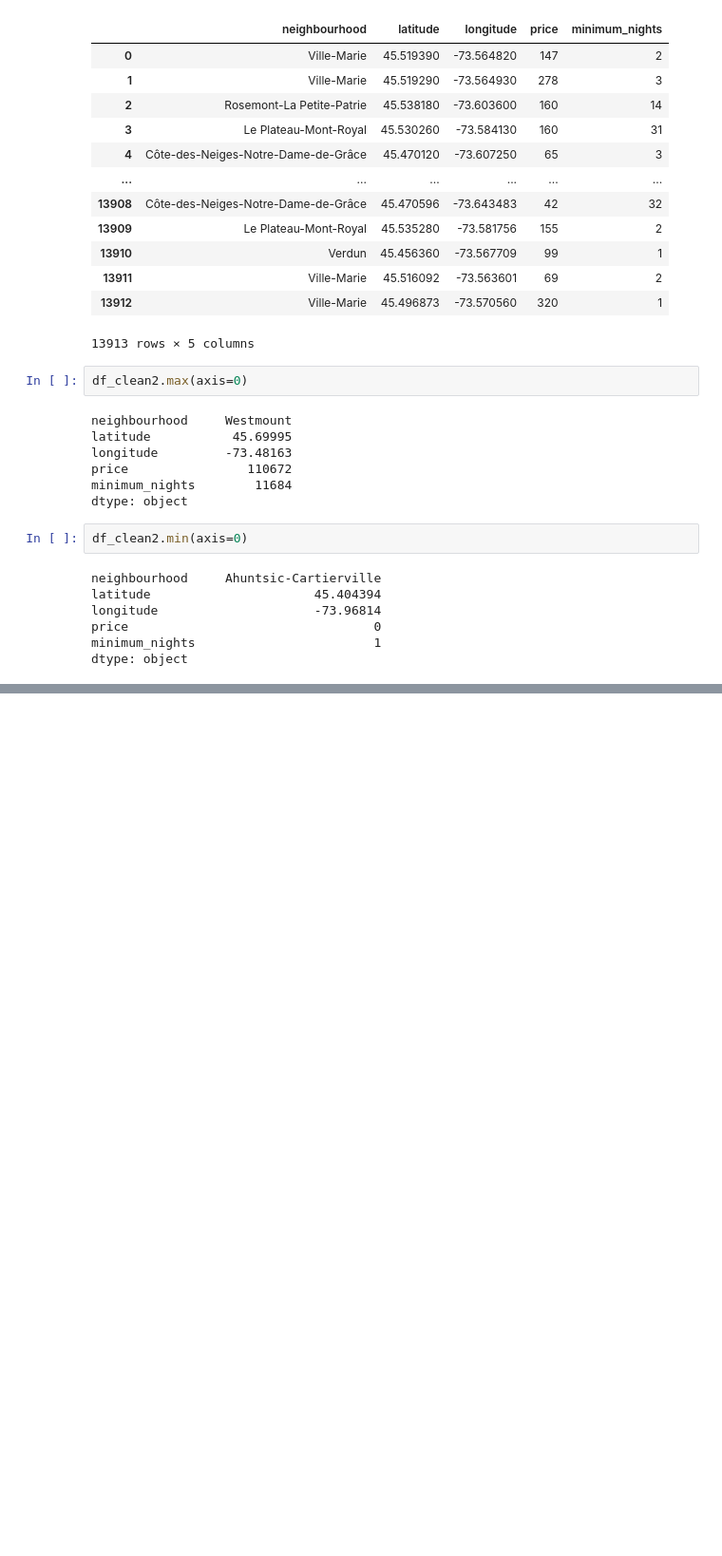
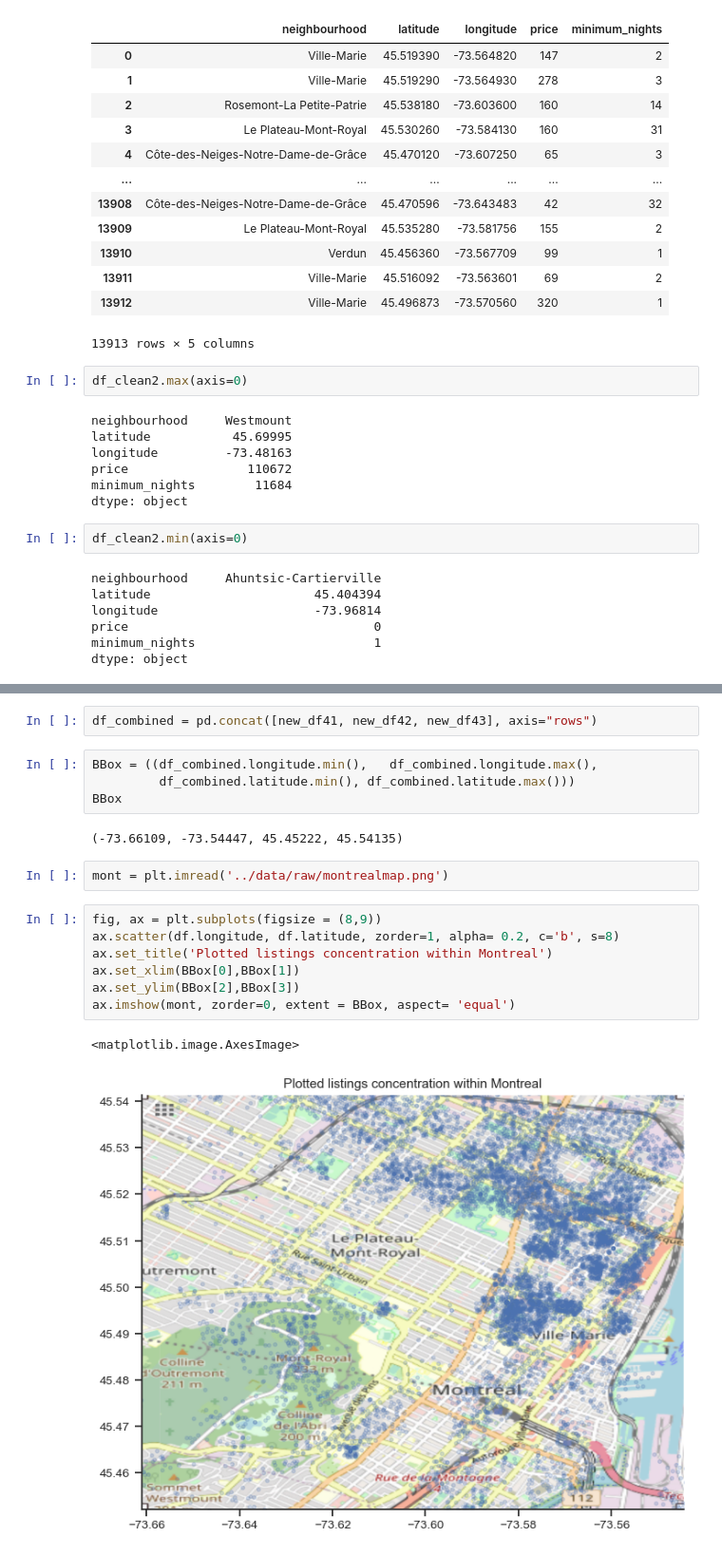
Before and after one commit to ubco-W2022T2-data301/project-group-group21, a Jupyter notebook: analysis/analysis3.ipynb, the cells around one changed output, grey strips where cells are left out. Shown at 95% size. Drawn from its saved outputs; the diff is of its cells as text; blank space fills up the shorter version.

```diff
--- a/analysis/analysis3.ipynb
+++ b/analysis/analysis3.ipynb
@@ -289,0 +384,20 @@ df_clean2.max(axis=0),'',df_clean2.min(axis=0)
+# %%
+df_combined = pd.concat([new_df41, new_df42, new_df43], axis="rows")
+# %%
+BBox = ((df_combined.longitude.min(),   df_combined.longitude.max(),
+         df_combined.latitude.min(), df_combined.latitude.max()))
+BBox
+# %% [output]
+(-73.66109, -73.54447, 45.45222, 45.54135)
+# %%
+mont = plt.imread('../data/raw/montrealmap.png')
+# %%
+fig, ax = plt.subplots(figsize = (8,9))
+ax.scatter(df.longitude, df.latitude, zorder=1, alpha= 0.2, c='b', s=8)
+ax.set_title('Plotted listings concentration within Montreal')
+ax.set_xlim(BBox[0],BBox[1])
+ax.set_ylim(BBox[2],BBox[3])
+ax.imshow(mont, zorder=0, extent = BBox, aspect= 'equal')
+# %% [output]
+<matplotlib.image.AxesImage>
+[figure, added]
```
Also changed, not shown: parts of 23 cells of this notebook, 2 other files.
